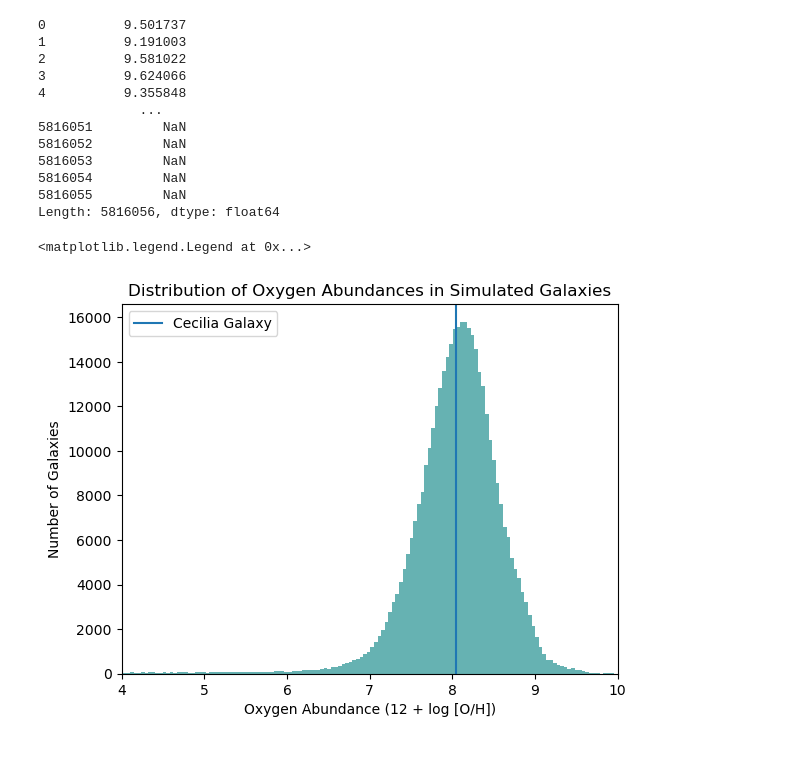
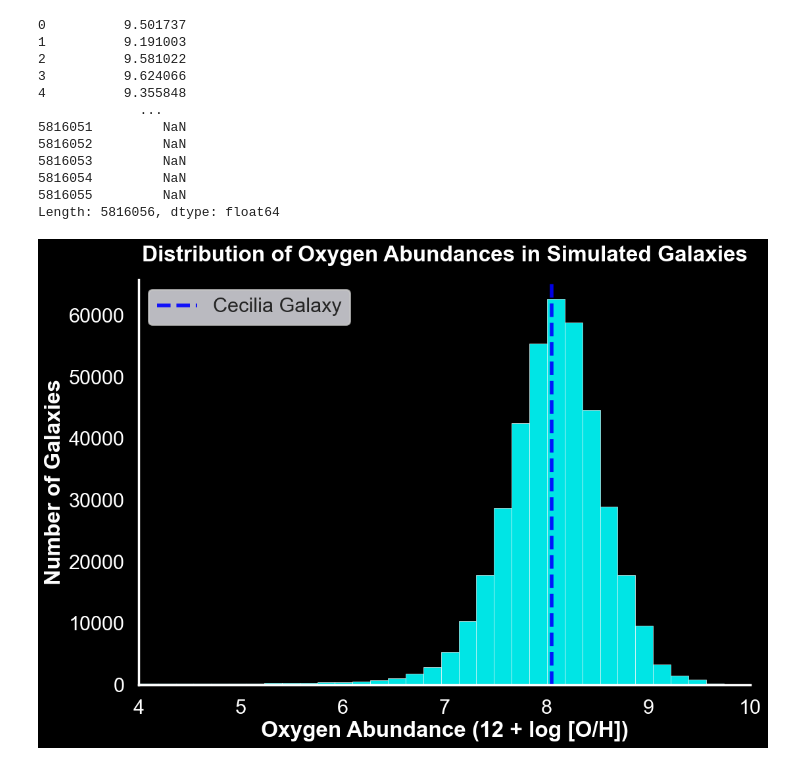
Before and after one commit to gflorencia13/CFR-2025, a Jupyter notebook: Astro/Data/CFR_project_data/gabby/oxygen_abundance.ipynb, the cells around one changed output. Drawn from its saved outputs; the diff is of its cells as text; code cells hidden in the pictures.

```diff
--- a/Astro/Data/CFR_project_data/gabby/oxygen_abundance.ipynb
+++ b/Astro/Data/CFR_project_data/gabby/oxygen_abundance.ipynb
@@ -98,20 +100,45 @@ add_12 # 12 + log[O/H]
 5816055         NaN
 Length: 5816056, dtype: float64
 # %%
-plt.hist(add_12, bins=200, color='teal', alpha = 0.6)
-plt.title('Distribution of Oxygen Abundances in Simulated Galaxies')
-plt.xlabel('Oxygen Abundance (12 + log [O/H])')
-plt.ylabel('Number of Galaxies')
+# Set up first before plotting
+plt.figure(figsize=(12,8), facecolor='black')
+plt.gca().set_facecolor('black')
+sns.set_context("poster")
+
+# Make the histogram
+n, bins, patches = plt.hist(add_12, bins=50, color='cyan', edgecolor = 'white', linewidth=0.5, alpha = 0.9)
+plt.title('Distribution of Oxygen Abundances in Simulated Galaxies', color='white', fontweight='bold', pad=20)
+plt.xlabel('Oxygen Abundance (12 + log [O/H])', color='white', fontweight='bold')
+plt.ylabel('Number of Galaxies', color='white', fontweight='bold')
 plt.xlim(4,10)
-plt.grid()
 
-plt.axvline(8.05, label='Cecilia Galaxy')
+# Make everything white for dark theme
+plt.xlim(4,10)
+plt.tick_params(colors='white')  # White tick marks
+plt.legend(facecolor='black', edgecolor='white', labelcolor='white')
+
+# Clean up the borders
+ax = plt.gca()
+ax.spines['bottom'].set_color('white')
+ax.spines['left'].set_color('white')
+ax.spines['top'].set_visible(False)
+ax.spines['right'].set_visible(False)
+
+# Cecilia galaxy line
+plt.axvline(8.05, label='Cecilia Galaxy', linewidth=4, color='b', linestyle='--', alpha=0.9)
+
+# Create bell curve that matches histogram scale
+x = np.linspace(4, 10, 100)
+mean = np.mean(add_12)
+std = np.std(add_12)
+
 
 plt.grid()
 plt.legend()
+plt.show()
+#plt.tight_layout()
 # %% [output]
-<matplotlib.legend.Legend at 0x...>
-[figure, old version]
+[figure, new version]
 # %%
 '''
 Add an explanation of the graph: this is a simulated galaxies and the line is cecilia galaxy which has the oxygen abundance of 8.05.
```
Also changed, not shown: parts of 2 cells of this notebook.
